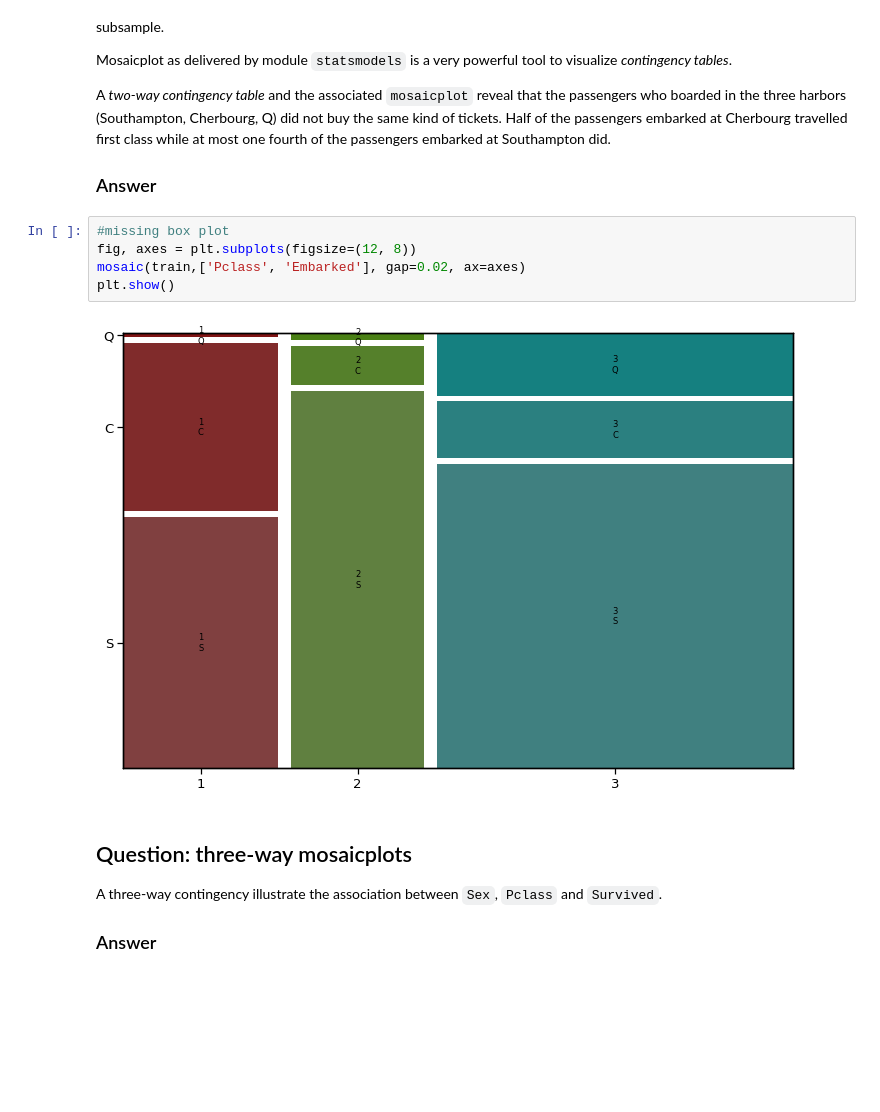
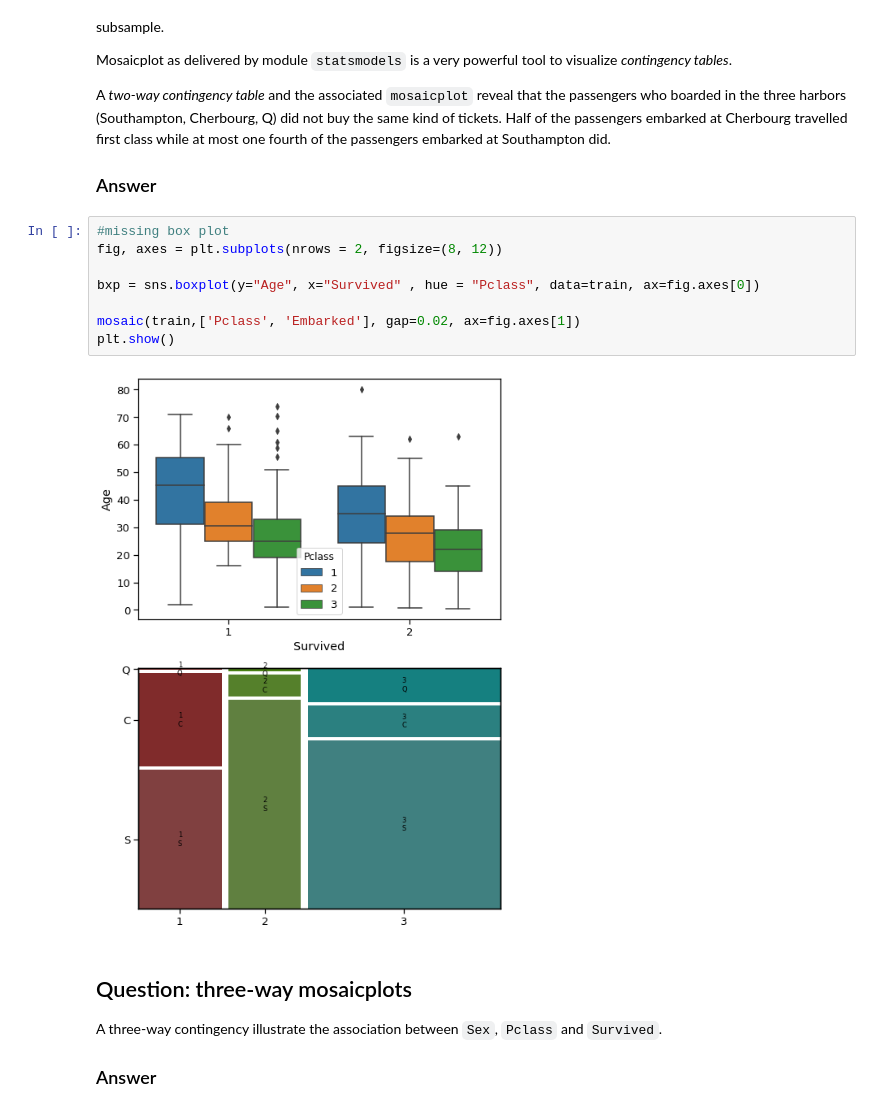
Before and after one commit to idardo97/big_data, a Jupyter notebook: homework01.ipynb, the cells around one changed output. Saved outputs shown, nothing was run; the diff lists cells and outputs as text; blank space fills up the shorter version.

```diff
--- a/homework01.ipynb
+++ b/homework01.ipynb
@@ -509,11 +489,14 @@ at Southampton did.
 ### Answer
 # %%
 #missing box plot
-fig, axes = plt.subplots(figsize=(12, 8))
-mosaic(train,['Pclass', 'Embarked'], gap=0.02, ax=axes)
+fig, axes = plt.subplots(nrows = 2, figsize=(8, 12))
+
+bxp = sns.boxplot(y="Age", x="Survived" , hue = "Pclass", data=train, ax=fig.axes[0])
+
+mosaic(train,['Pclass', 'Embarked'], gap=0.02, ax=fig.axes[1])
 plt.show()
 # %% [output]
-[figure, old version]
+[figure, new version]
 # %% [markdown]
 
 ## Question: three-way mosaicplots
```
Also changed, not shown: parts of 25 cells of this notebook.
